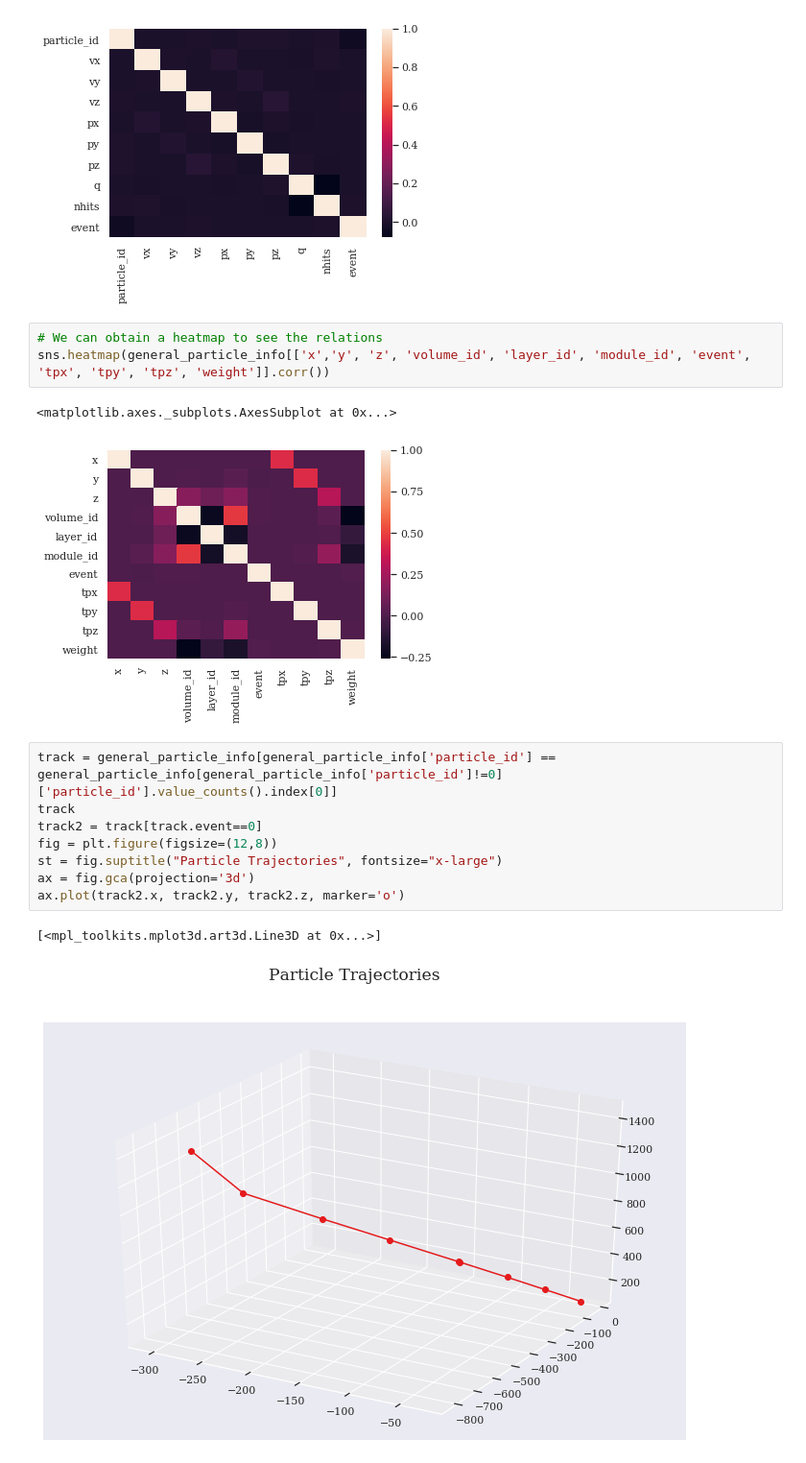
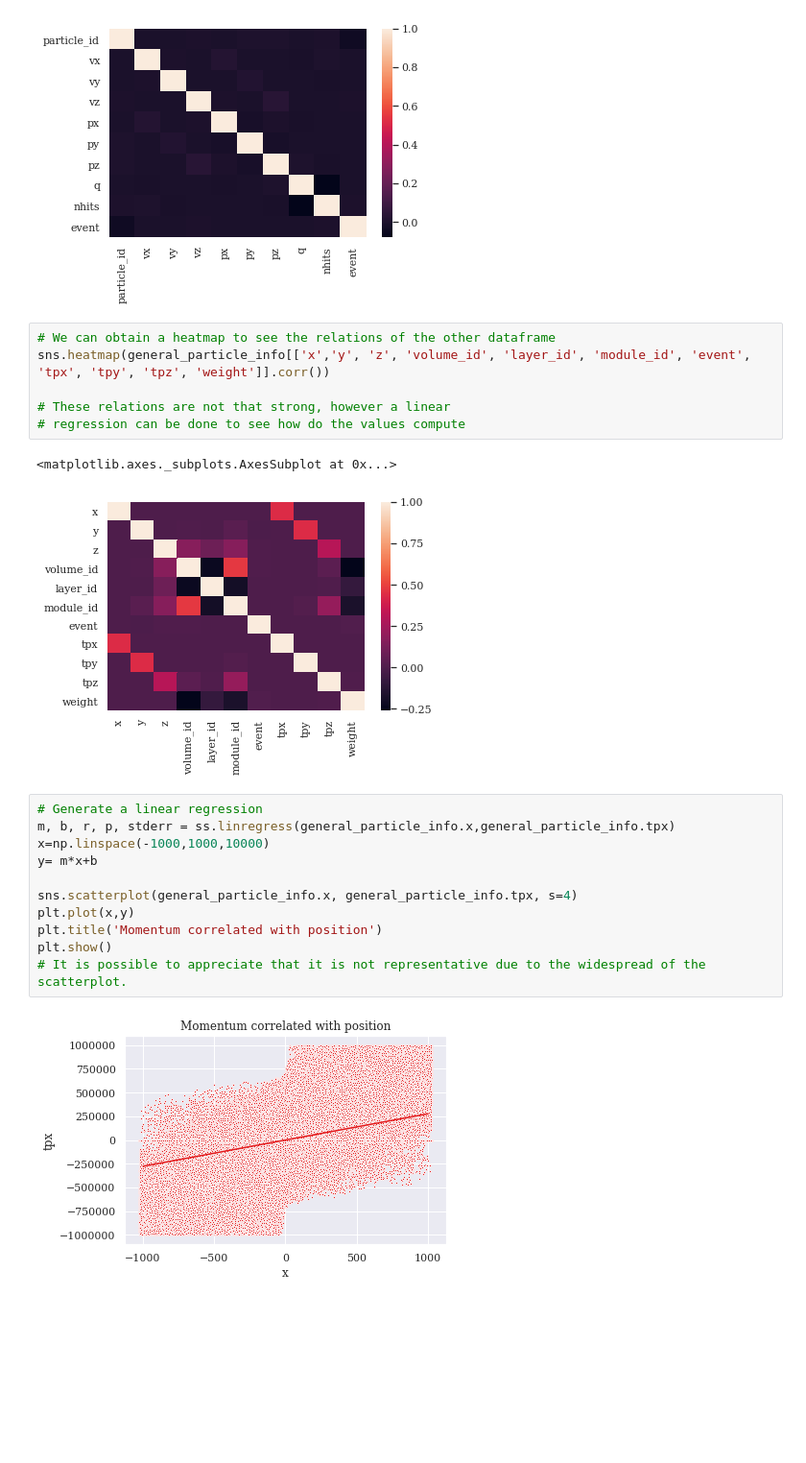
Before and after one commit to ta-data-mex/statistical-analysis-project, a Jupyter notebook: your-code/Particle_statistics.ipynb, the cells around one changed output. Shown at 96% size. Saved outputs shown, nothing was run; the diff lists cells and outputs as text; blank space fills up the shorter version.

Commit message:
Done with the particles statistics

```diff
--- a/your-code/Particle_statistics.ipynb
+++ b/your-code/Particle_statistics.ipynb
@@ -351,19 +351,24 @@ sns.heatmap(particles.corr())
 <matplotlib.axes._subplots.AxesSubplot at 0x...>
 [figure]
 # %%
-# We can obtain a heatmap to see the relations
+# We can obtain a heatmap to see the relations of the other dataframe
 sns.heatmap(general_particle_info[['x','y', 'z', 'volume_id', 'layer_id', 'module_id', 'event', 'tpx', 'tpy', 'tpz', 'weight']].corr())
+
+# These relations are not that strong, however a linear
+# regression can be done to see how do the values compute
 # %% [output]
 <matplotlib.axes._subplots.AxesSubplot at 0x...>
 [figure]
-# %%
-track = general_particle_info[general_particle_info['particle_id'] == general_particle_info[general_particle_info['particle_id']!=0]['particle_id'].value_counts().index[0]]
-track
-track2 = track[track.event==0]
-fig = plt.figure(figsize=(12,8))
-st = fig.suptitle("Particle Trajectories", fontsize="x-large")
-ax = fig.gca(projection='3d')
-ax.plot(track2.x, track2.y, track2.z, marker='o')
-# %% [output]
-[<mpl_toolkits.mplot3d.art3d.Line3D at 0x...>]
-[figure, removed]
+# %%
+# Generate a linear regression
+m, b, r, p, stderr = ss.linregress(general_particle_info.x,general_particle_info.tpx)
+x=np.linspace(-1000,1000,10000)
+y= m*x+b
+
+sns.scatterplot(general_particle_info.x, general_particle_info.tpx, s=4)
+plt.plot(x,y)
+plt.title('Momentum correlated with position')
+plt.show()
+# It is possible to appreciate that it is not representative due to the widespread of the scatterplot.
+# %% [output]
+[figure, added]
```
Also changed, not shown: parts of 1 cell of this notebook.
